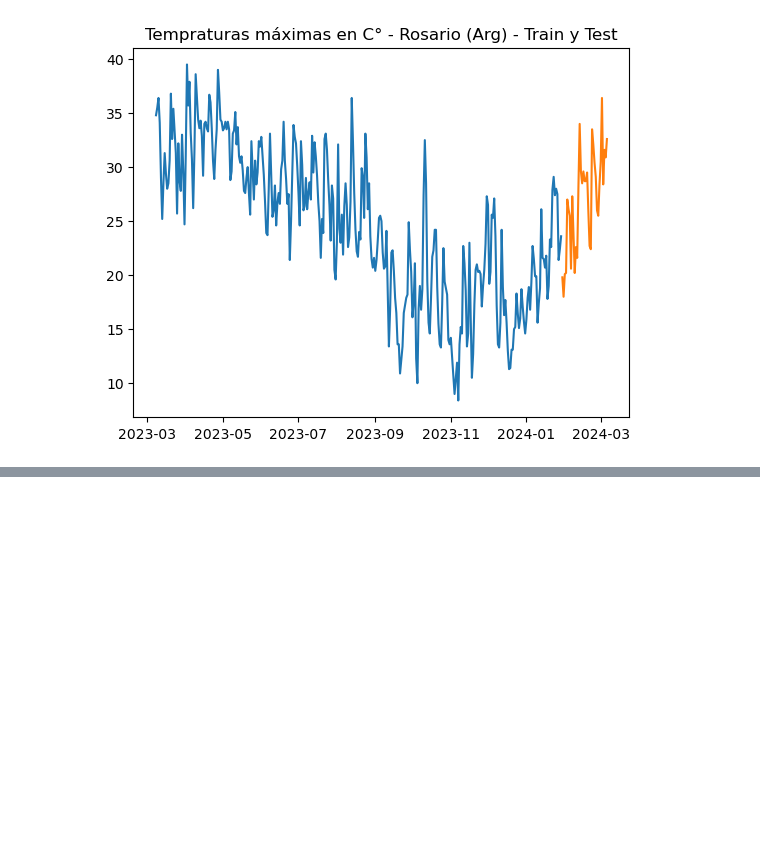
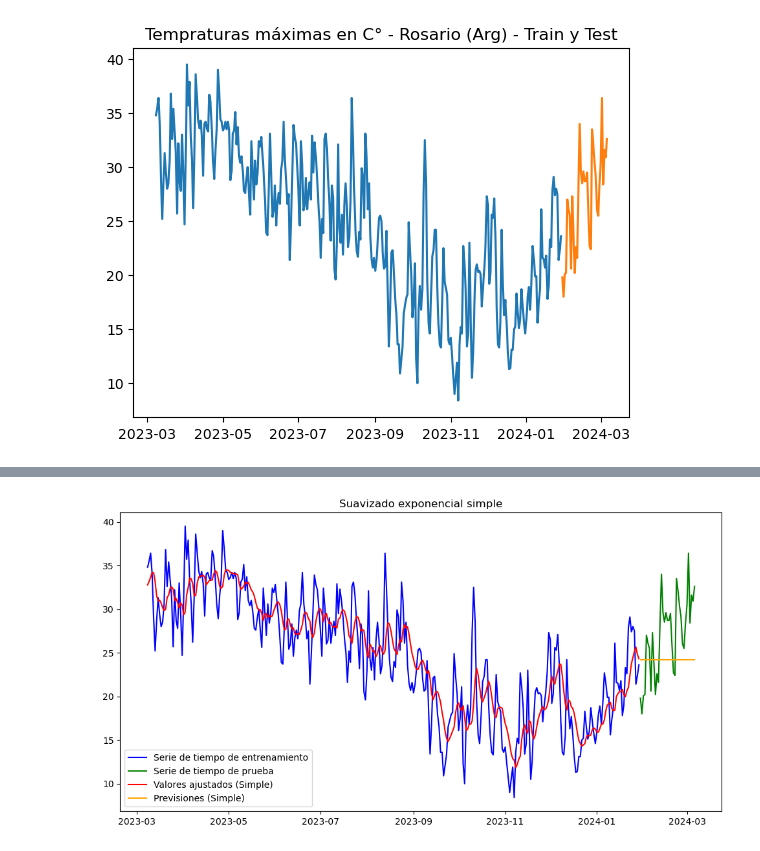
Before and after one commit to PabloPaezSheridan/TemporalSeries, a Jupyter notebook: Solution/PabloPaez_ArgetinianMetherologicalSeries.ipynb, the cells around one changed output, grey strips where cells are left out. Saved outputs shown, nothing was run; the diff lists cells and outputs as text; code cells hidden in the pictures; blank space fills up the shorter version.

Commit message:
Suavizado exponenciales y prediccciones sin los analisis

```diff
--- a/Solution/PabloPaez_ArgetinianMetherologicalSeries.ipynb
+++ b/Solution/PabloPaez_ArgetinianMetherologicalSeries.ipynb
@@ -96,0 +108,37 @@ plt.plot(gold_rosario_temperature_test)
+# %%
+def simple_exp_smoothing_forecast(time_series_train, time_series_test, alpha=0.2):
+    model = SimpleExpSmoothing(time_series_train).fit(smoothing_level=alpha, optimized=True)
+    forecast = model.forecast(steps=len(time_series_test))
+    return model.fittedvalues, forecast
+
+def holt_trend_smoothing_forecast(time_series_train, time_series_test, alpha=0.2, beta=0.1):
+    model = Holt(time_series_train).fit(smoothing_level=alpha, smoothing_trend=beta, optimized=True)
+    forecast = model.forecast(steps=len(time_series_test))
+    return model.fittedvalues, forecast
+
+def holt_trend_damped_smoothing_forecast(time_series_train, time_series_test, alpha=0.2, beta=0.1):
+    model = Holt(time_series_train, damped_trend = True).fit(smoothing_level=alpha, smoothing_trend=beta, optimized=True)
+    forecast = model.forecast(steps=len(time_series_test))
+    return model.fittedvalues, forecast
+
+
+def holt_winters_smoothing_forecast(time_series_train, time_series_test, seasonal_periods, trend='add', seasonal='add'):
+    model = ExponentialSmoothing(time_series_train, seasonal_periods=seasonal_periods, trend=trend, seasonal=seasonal).fit()
+    forecast = model.forecast(steps=len(time_series_test))
+    return model.fittedvalues, forecast
+
+simple_fitted, simple_forecast = simple_exp_smoothing_forecast(gold_rosario_temperature_train, gold_rosario_temperature_test)
+holt_fitted, holt_forecast = holt_trend_smoothing_forecast(gold_rosario_temperature_train, gold_rosario_temperature_test)
+holt_damped_fitted, holt_damped_forecast = holt_trend_damped_smoothing_forecast(gold_rosario_temperature_train, gold_rosario_temperature_test)
+holt_winters_fitted, holt_winters_forecast = holt_winters_smoothing_forecast(gold_rosario_temperature_train, gold_rosario_temperature_test, seasonal_periods=12)
+# %%
+plt.figure(figsize=(12, 6))
+plt.plot(gold_rosario_temperature_train, label='Serie de tiempo de entrenamiento', color='blue')
+plt.plot(gold_rosario_temperature_test, label='Serie de tiempo de prueba', color='green')
+plt.plot(gold_rosario_temperature_train.index, simple_fitted, label='Valores ajustados (Simple)', color='red')
+plt.plot(gold_rosario_temperature_test.index, simple_forecast, label='Previsiones (Simple)', color='orange')
+plt.title('Suavizado exponencial simple')
+plt.legend()
+plt.show()
+# %% [output]
+[figure, added]
```
Also changed, not shown: parts of 7 cells of this notebook.
